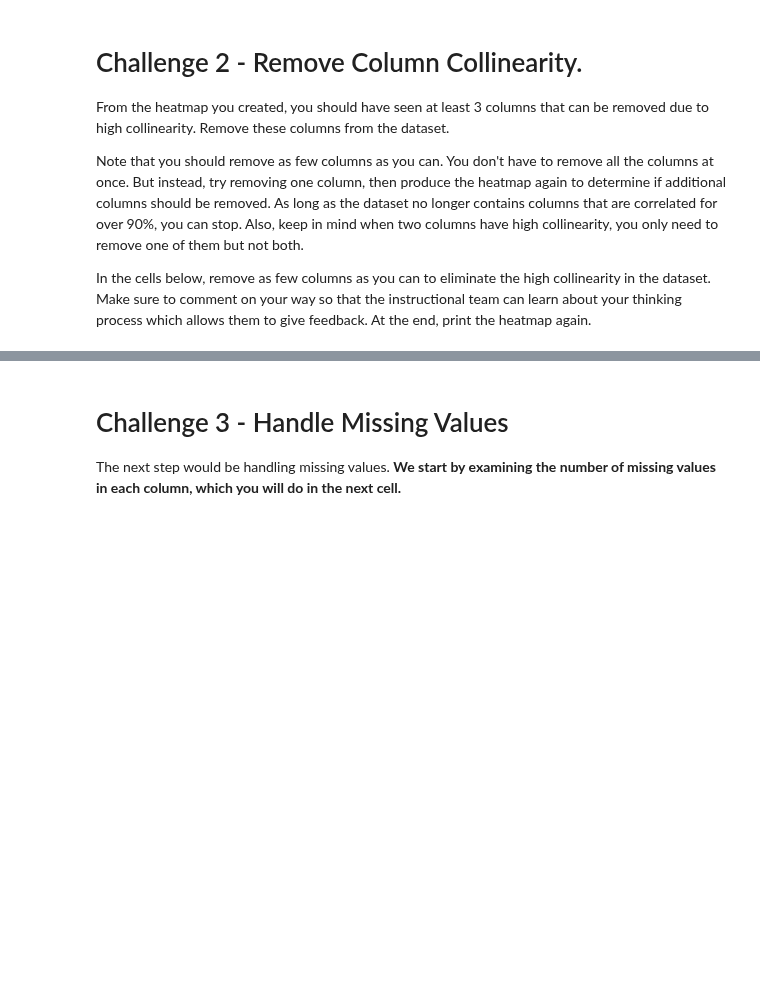
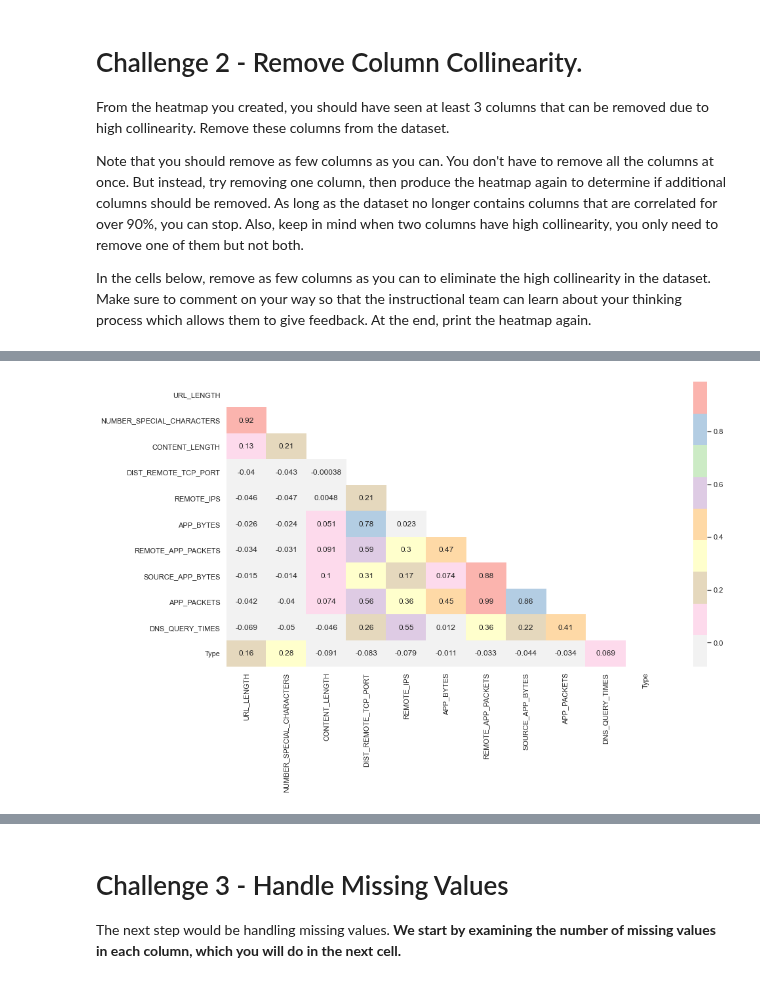
Before and after one commit to ta-data-mexpt/lab-supervised-learning, a Jupyter notebook: your-code/main.ipynb, the cells around one changed output, grey strips where cells are left out. Cells and saved outputs as stored; diff of their text form; code cells hidden in the pictures; blank space fills up the shorter version.

```diff
--- a/your-code/main.ipynb
+++ b/your-code/main.ipynb
@@ -72,0 +171,6 @@ In the cells below, remove as few columns as you can to eliminate the high colli
+# %%
+# Your comment here
+website3 = website2.drop('REMOTE_APP_BYTES', axis=1)
+heat_map(website3)
+# %% [output]
+[figure, added]
```
Also changed, not shown: parts of 28 cells of this notebook.
